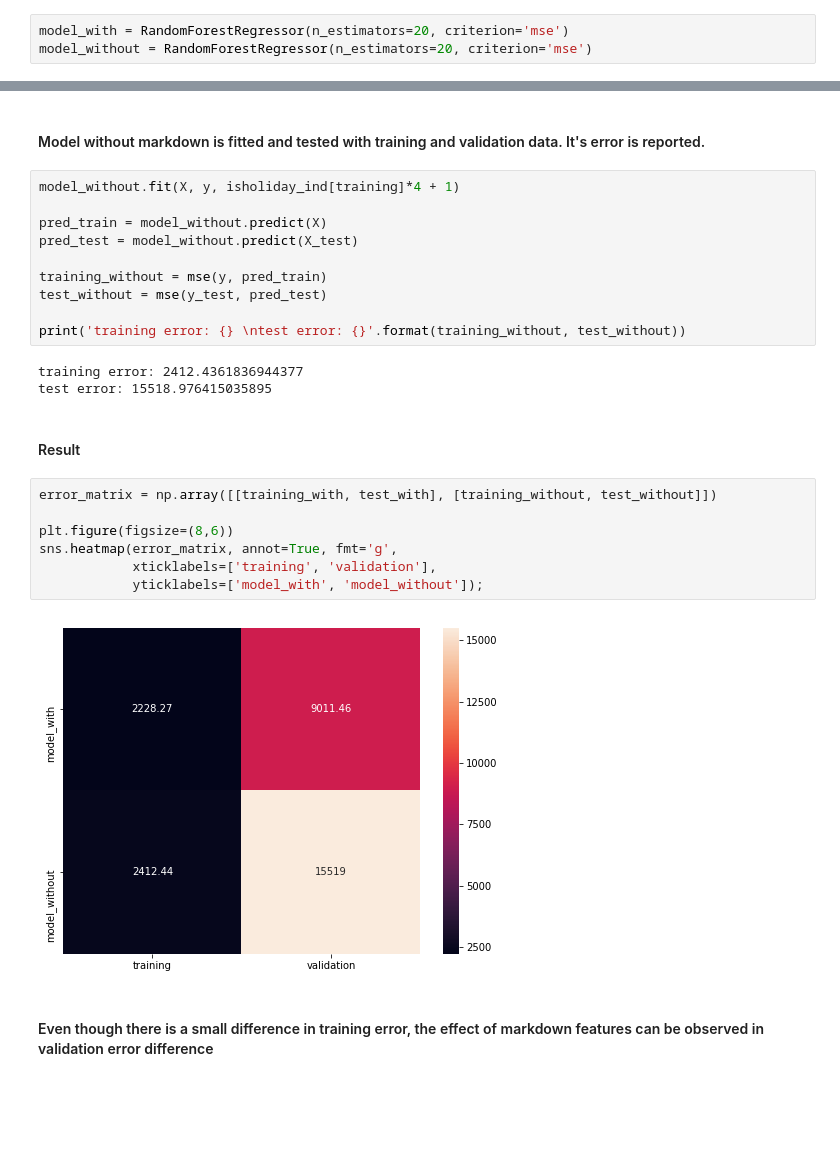
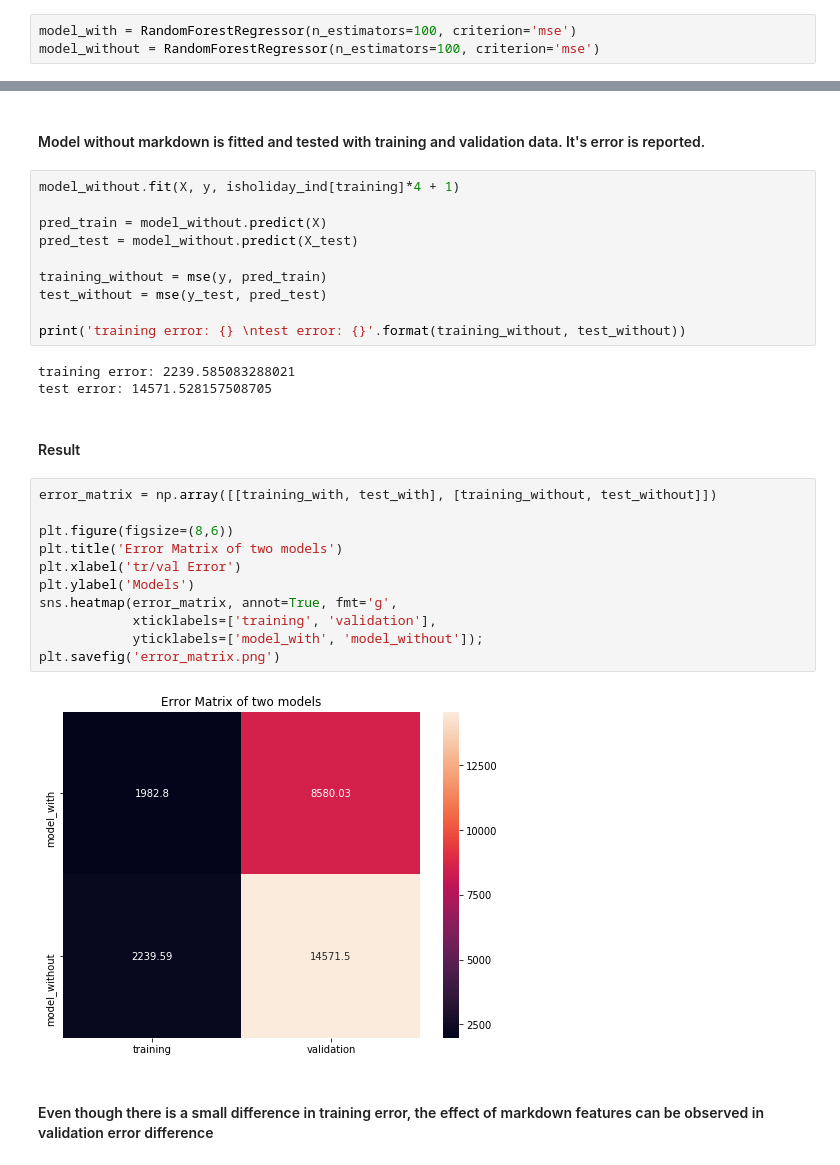
Before and after one commit to cakirogluozan/salesforecasting, a Jupyter notebook: retail_store_sales_forecast.ipynb, the cells around one changed output, grey strips where cells are left out. Drawn from its saved outputs; the diff is of its cells as text; blank space fills up the shorter version.

```diff
--- a/retail_store_sales_forecast.ipynb
+++ b/retail_store_sales_forecast.ipynb
@@ -269,8 +286,8 @@ for i in range(1,3):
 # %% [markdown]
 #### Two model is created: model_with will be trained and tested with markdown features, model_without will be trained and tested without markdown features
 # %%
-model_with = RandomForestRegressor(n_estimators=20, criterion='mse')
-model_without = RandomForestRegressor(n_estimators=20, criterion='mse')
+model_with = RandomForestRegressor(n_estimators=100, criterion='mse')
+model_without = RandomForestRegressor(n_estimators=100, criterion='mse')
 # %% [markdown]
 #### Prediction column (Weekly_Sales) and unneccessary column 'IsHoliday' is removed.
 
@@ -343,19 +360,23 @@ test_without = mse(y_test, pred_test)
 
 print('training error: {} \ntest error: {}'.format(training_without, test_without))
 # %% [output]
-training error: 2412.4361836944377
-test error: 15518.976415035895
+training error: 2239.585083288021
+test error: 14571.528157508705
 # %% [markdown]
 #### Result
 # %%
 error_matrix = np.array([[training_with, test_with], [training_without, test_without]])
 
 plt.figure(figsize=(8,6))
+plt.title('Error Matrix of two models')
+plt.xlabel('tr/val Error')
+plt.ylabel('Models')
 sns.heatmap(error_matrix, annot=True, fmt='g',
             xticklabels=['training', 'validation'],
             yticklabels=['model_with', 'model_without']);
+plt.savefig('error_matrix.png')
 # %% [output]
-[figure, old version]
+[figure, new version]
 # %% [markdown]
 #### Even though there is a small difference in training error, the effect of markdown features can be observed in validation error difference
 # %% [markdown]
```
Also changed, not shown: parts of 11 cells of this notebook.
